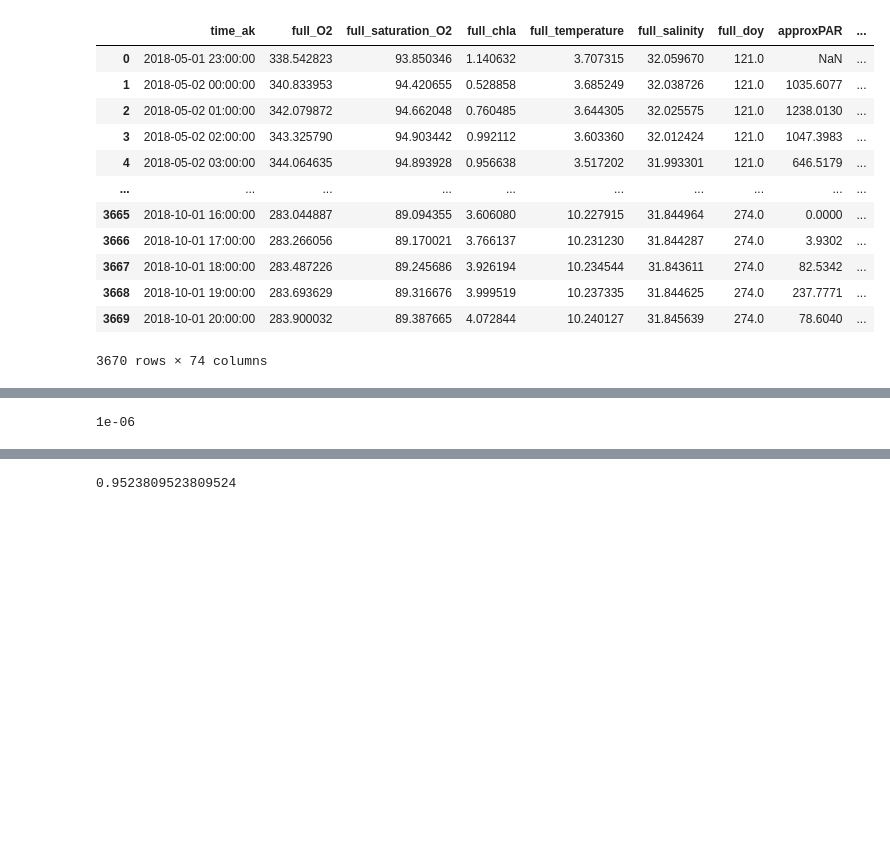
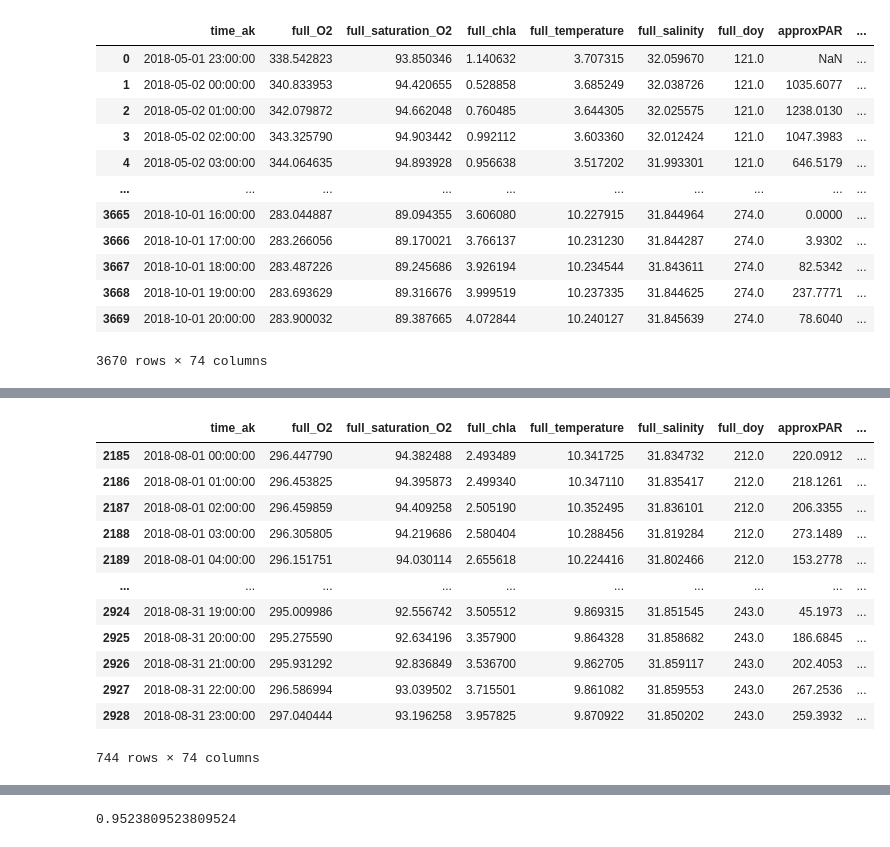
Before and after one commit to ashah1030/senior_thesis, a Jupyter notebook: NP_timeseries_fallbloom.ipynb, the cells around one changed output, grey strips where cells are left out. Saved outputs shown, nothing was run; the diff lists cells and outputs as text; code cells hidden in the pictures; blank space fills up the shorter version.

```diff
--- a/NP_timeseries_fallbloom.ipynb
+++ b/NP_timeseries_fallbloom.ipynb
@@ -42,7 +42,19 @@ Text(0, 0.5, 'Temp °C')
 # %%
-10**-6
+M2[M2['time_ak'].astype(str).str.contains('2018-08')]
 # %% [output]
+|  | time_ak | full_O2 | full_saturation_O2 | full_chla | full_temperature | full_salinity | full_doy | approxPAR | ... |
+| 2185 | 2018-08-01 00:00:00 | 296.447790 | 94.382488 | 2.493489 | 10.341725 | 31.834732 | 212.0 | 220.0912 | ... |
+| 2186 | 2018-08-01 01:00:00 | 296.453825 | 94.395873 | 2.499340 | 10.347110 | 31.835417 | 212.0 | 218.1261 | ... |
+| 2187 | 2018-08-01 02:00:00 | 296.459859 | 94.409258 | 2.505190 | 10.352495 | 31.836101 | 212.0 | 206.3355 | ... |
+| 2188 | 2018-08-01 03:00:00 | 296.305805 | 94.219686 | 2.580404 | 10.288456 | 31.819284 | 212.0 | 273.1489 | ... |
+| 2189 | 2018-08-01 04:00:00 | 296.151751 | 94.030114 | 2.655618 | 10.224416 | 31.802466 | 212.0 | 153.2778 | ... |
+| ... | ... | ... | ... | ... | ... | ... | ... | ... | ... |
+| 2924 | 2018-08-31 19:00:00 | 295.009986 | 92.556742 | 3.505512 | 9.869315 | 31.851545 | 243.0 | 45.1973 | ... |
+| 2925 | 2018-08-31 20:00:00 | 295.275590 | 92.634196 | 3.357900 | 9.864328 | 31.858682 | 243.0 | 186.6845 | ... |
+| 2926 | 2018-08-31 21:00:00 | 295.931292 | 92.836849 | 3.536700 | 9.862705 | 31.859117 | 243.0 | 202.4053 | ... |
+| 2927 | 2018-08-31 22:00:00 | 296.586994 | 93.039502 | 3.715501 | 9.861082 | 31.859553 | 243.0 | 267.2536 | ... |
+| 2928 | 2018-08-31 23:00:00 | 297.040444 | 93.196258 | 3.957825 | 9.870922 | 31.850202 | 243.0 | 259.3932 | ... |
-1e-06
+744 rows × 74 columns
 # %%
 #import, smooth, interpolate: Irradiance, Temperature
 time = [0, M2.index[3669]]
```
Also changed, not shown: parts of 17 cells of this notebook.
